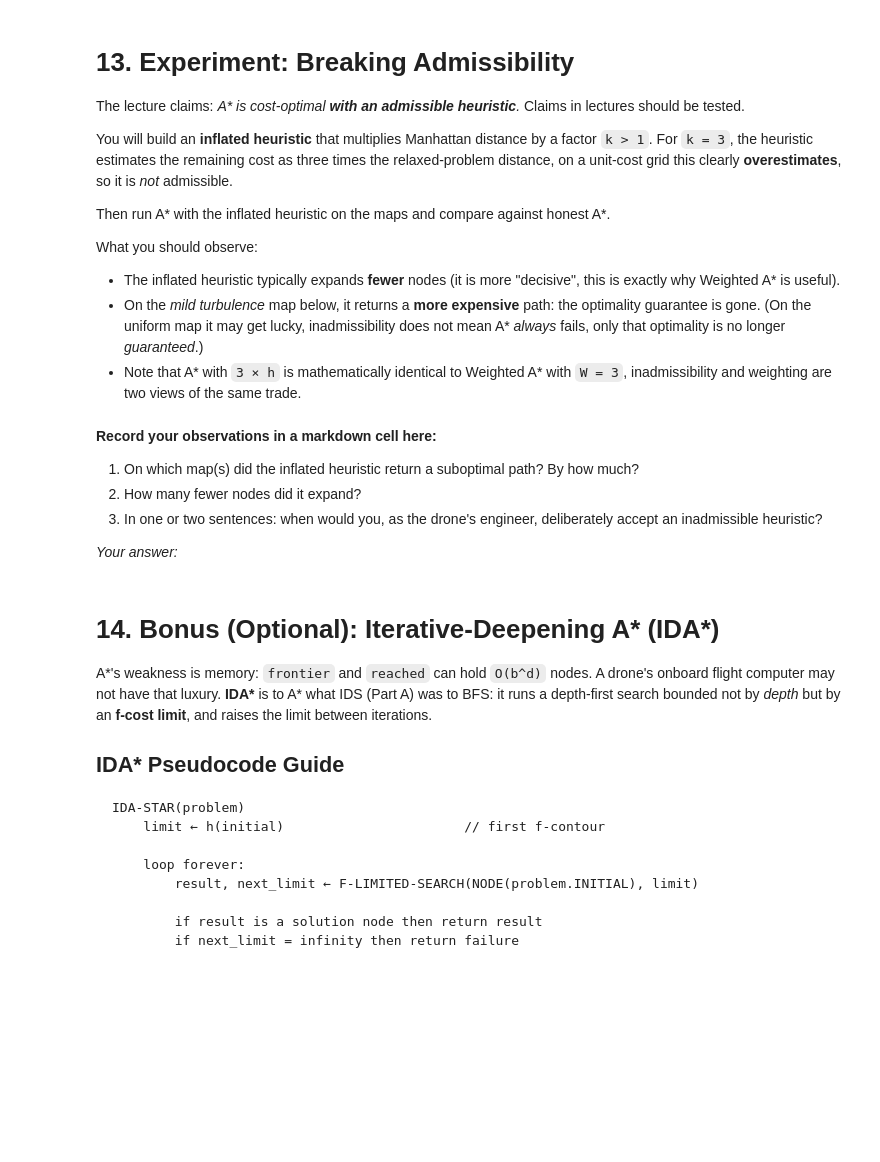
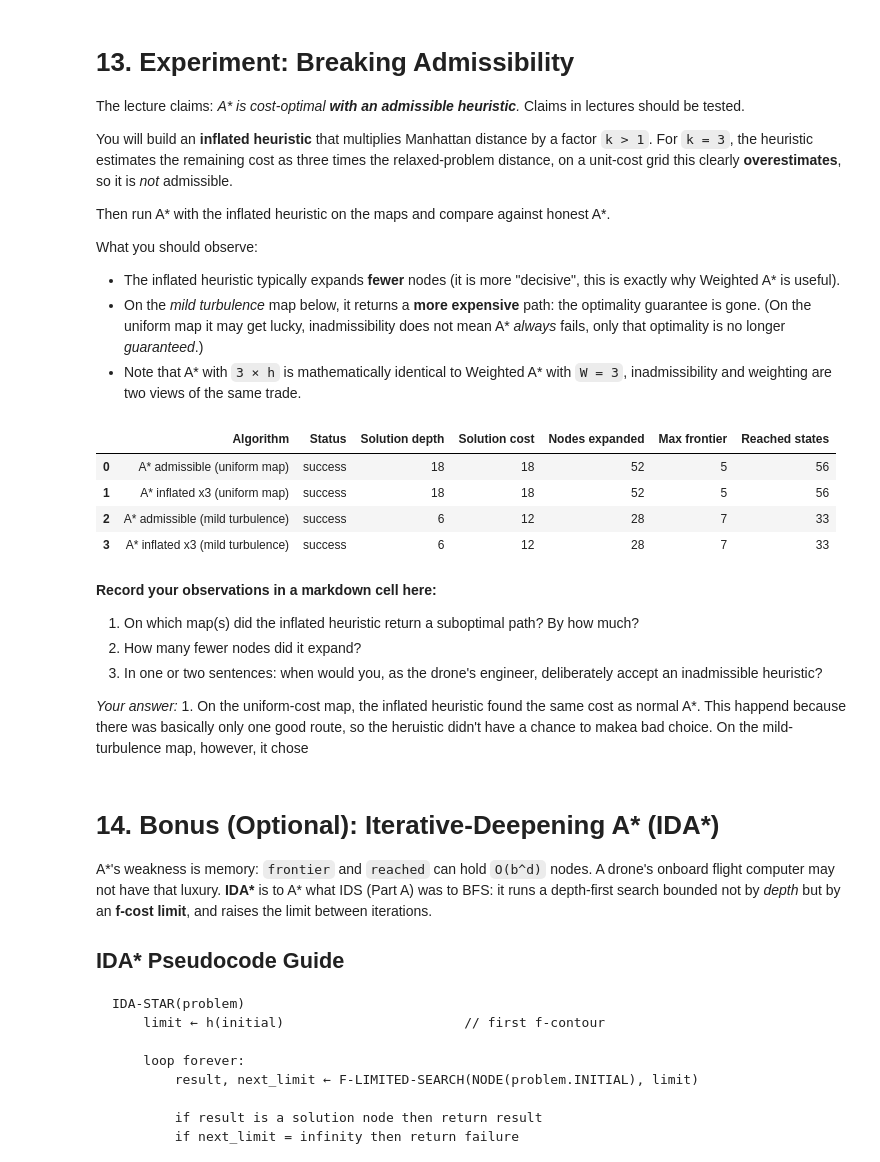
Before and after one commit to raizel122006-bit/Lab1-Intro-to-AI, a Jupyter notebook: Lab_1_Part_B.ipynb, the cells around one changed output. Drawn from its saved outputs; the diff is of its cells as text; code cells hidden in the pictures; blank space fills up the shorter version.

```diff
--- a/Lab_1_Part_B.ipynb
+++ b/Lab_1_Part_B.ipynb
@@ -264,7 +264,7 @@ class GridProblem(Problem):
     def is_goal(self, state: Tuple[int, int]) -> bool:
         # TODO 1:
         # Return True if state is equal to the goal state.
-        raise NotImplementedError("Complete GridProblem.is_goal")
+        return state==self.goal
 
     def in_bounds(self, state: Tuple[int, int]) -> bool:
         row, col = state
@@ -286,7 +286,14 @@ class GridProblem(Problem):
         #       c. Check that it is free.
         #       d. If valid, add the action name to legal_actions.
         # 3. Return legal_actions.
-        raise NotImplementedError("Complete GridProblem.actions")
+        row, column = state
+        legal_actions = []
+        for action, (dr, dc) in MOVES.items():
+            neighbor_cell = (row + dr, column + dc)
+            if self.in_bounds(neighbor_cell) and self.is_free(neighbor_cell):
+                legal_actions.append(action)
+
+        return legal_actions
 
     def result(self, state: Tuple[int, int], action: str) -> Tuple[int, int]:
         # TODO 3:
@@ -295,7 +302,9 @@ class GridProblem(Problem):
         # Hint:
         # dr, dc = MOVES[action]
         # return (row + dr, col + dc)
-        raise NotImplementedError("Complete GridProblem.result")
+        row, column = state
+        dr, dc = MOVES[action]
+        return (row + dr, column + dc)
 
     def action_cost(
         self,
@@ -306,7 +315,7 @@ class GridProblem(Problem):
         # TODO 4:
         # In this lab, each valid move has a cost of 1.
         # Return 1.
-        raise NotImplementedError("Complete GridProblem.action_cost")
+        return 1
 
 
 
@@ -323,7 +332,12 @@ class SearchAlgorithm(ABC):
         #     s_prime <- problem.RESULT(s, action)
         #     cost <- node.PATH_COST + problem.ACTION_COST(s, action, s_prime)
         #     yield NODE(STATE=s_prime, PARENT=node, ACTION=action, PATH_COST=cost)
-        raise NotImplementedError("Complete SearchAlgorithm.expand")
+        s = node.state
+        for action in problem.actions(s):
+            s_prime = problem.result(s, action)
+            cost = node.path_cost + problem.action_cost(s, action, s_prime)
+            yield Node(state = s_prime, parent = node, action = action, path_cost = cost)
+
 
     @abstractmethod
     def search(self, problem: Problem) -> SearchResult:
@@ -435,7 +449,8 @@ class WeightedGridProblem(GridProblem):
         # Steps:
         # 1. Unpack next_state into row and col.
         # 2. Return self.terrain_costs[row][col].
-        raise NotImplementedError("Complete WeightedGridProblem.action_cost")
+       row, col = next_state
+       return self.terrain_costs[row][col]
 # %% [markdown]
 ## 3.1 Self-Check for `WeightedGridProblem`
 
@@ -513,7 +530,9 @@ def manhattan_distance(state: Tuple[int, int], goal: Tuple[int, int]) -> float:
     # Steps:
     # 1. Unpack state into (r1, c1) and goal into (r2, c2).
     # 2. Return abs(r1 - r2) + abs(c1 - c2).
-    raise NotImplementedError("Complete manhattan_distance")
+    r1, c1 = state
+    r2, c2 = goal
+    return abs(r2-r1)+ abs(c1-c2)
 
 
 def euclidean_distance(state: Tuple[int, int], goal: Tuple[int, int]) -> float:
@@ -521,7 +540,9 @@ def euclidean_distance(state: Tuple[int, int], goal: Tuple[int, int]) -> float:
     # Return the straight-line distance between state and goal.
     #
     # Hint: math.sqrt(...) or math.dist(state, goal).
-    raise NotImplementedError("Complete euclidean_distance")
+    r1, c1 = state
+    r2, c2 = goal
+    return math.dist(state, goal)
 
 
 def zero_heuristic(state: Tuple[int, int], goal: Tuple[int, int]) -> float:
@@ -711,7 +772,8 @@ class AStarSearch(BestFirstSearch):
         # TODO 6:
         # A* search: f(n) = g(n) + h(n).
         # Hint: g(n) is node.path_cost.
-        raise NotImplementedError("Complete AStarSearch.evaluation")
+        def evaluation(self, node: Node, problem: Problem) -> float:
+            return node.path_cost + self.h(node, problem)
 # %% [markdown]
 # 9. Uniform-Cost Search as a Special Case (Provided)
 
@@ -947,7 +1029,9 @@ def inflated_heuristic(factor: float):
     # def h(state, goal):
     #     return ...
     # return h
-    raise NotImplementedError("Complete inflated_heuristic")
+    def h(state, goal):
+        return factor * manhattan_distance(state, goal)
+    return h
 
 
 # Once TODO 8 is complete, run the comparison.
@@ -966,33 +1050,39 @@ mild_grid = [
 
 mild_costs = [
     [1, 1, 1, 1, 1, 1, 1],
     [1, 1, 3, 3, 3, 1, 1],
     [1, 1, 3, 3, 3, 1, 1],
     [1, 1, 3, 3, 3, 1, 1],
     [1, 1, 1, 1, 1, 1, 1],
 ]
 
 mild_problem = WeightedGridProblem(
     mild_grid, (2, 0), (2, 6), terrain_costs=mild_costs
 )
 
 astar_honest = AStarSearch(manhattan_distance)
 astar_inflated = AStarSearch(inflated_heuristic(3.0))
 
 experiment_results = [
     astar_honest.search(uniform_problem),
     astar_inflated.search(uniform_problem),
     astar_honest.search(mild_problem),
     astar_inflated.search(mild_problem),
 ]
 
 # Relabel rows so the table is readable.
 experiment_results[0].algorithm = "A* admissible (uniform map)"
 experiment_results[1].algorithm = "A* inflated x3 (uniform map)"
 experiment_results[2].algorithm = "A* admissible (mild turbulence)"
 experiment_results[3].algorithm = "A* inflated x3 (mild turbulence)"
 
 show_results(experiment_results)
+# %% [output]
+|  | Algorithm | Status | Solution depth | Solution cost | Nodes expanded | Max frontier | Reached states |
+| 0 | A* admissible (uniform map) | success | 18 | 18 | 52 | 5 | 56 |
+| 1 | A* inflated x3 (uniform map) | success | 18 | 18 | 52 | 5 | 56 |
+| 2 | A* admissible (mild turbulence) | success | 6 | 12 | 28 | 7 | 33 |
+| 3 | A* inflated x3 (mild turbulence) | success | 6 | 12 | 28 | 7 | 33 |
 # %% [markdown]
 **Record your observations in a markdown cell here:**
 
@@ -1000,7 +1090,7 @@ show_results(experiment_results)
 2. How many fewer nodes did it expand?
 3. In one or two sentences: when would you, as the drone's engineer, deliberately accept an inadmissible heuristic?
 
-*Your answer:*
+*Your answer:* 1. On the uniform-cost map, the inflated heuristic found the same cost as normal A*. This happend because there was basically only one good route, so the heruistic didn't have a chance to makea bad choice. On the mild-turbulence map, however, it chose
 # %% [markdown]
 # 14. Bonus (Optional): Iterative-Deepening A\* (IDA\*)
 
```
Also changed, not shown: parts of 10 cells of this notebook.
